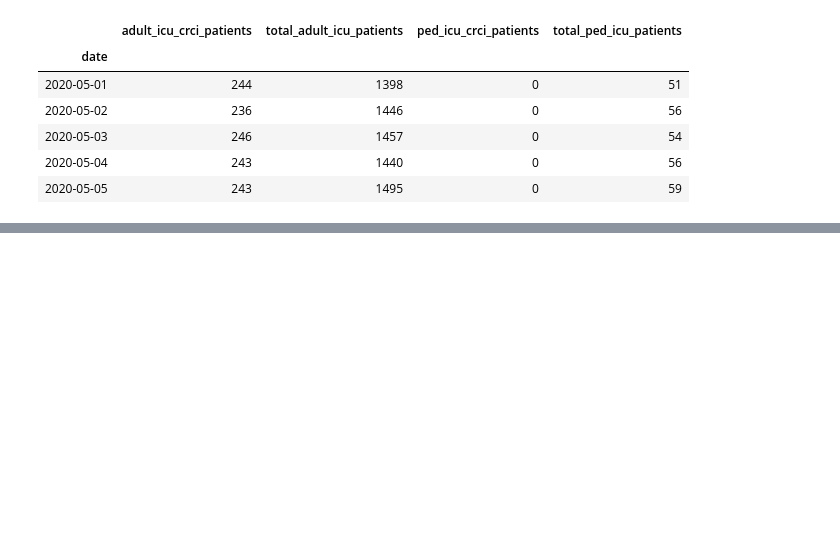
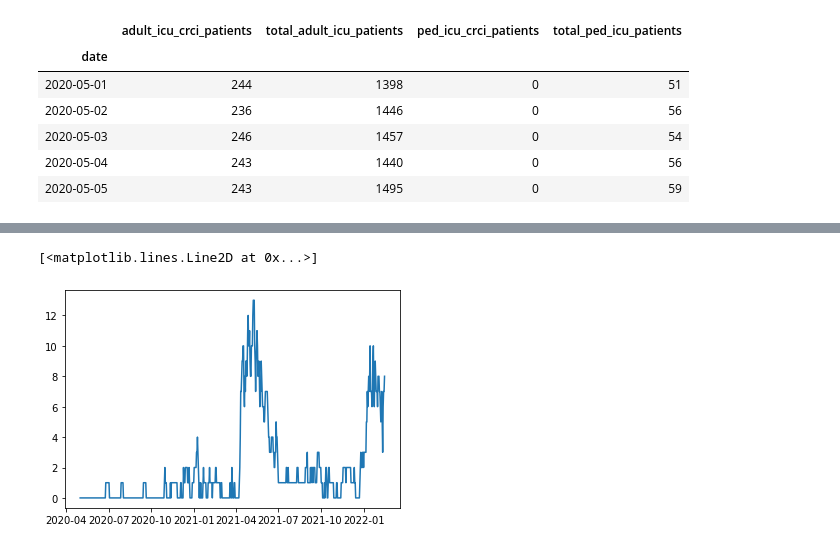
Before and after one commit to Jneny/Hospitalcapacity, a Jupyter notebook: 820_Hospitalcapacity.ipynb, the cells around one changed output, grey strips where cells are left out. Cells and saved outputs as stored; diff of their text form; code cells hidden in the pictures; blank space fills up the shorter version.

```diff
--- a/820_Hospitalcapacity.ipynb
+++ b/820_Hospitalcapacity.ipynb
@@ -123 +157,6 @@ pd.Series.head(data.iloc[: , [0, 3, 5, 8]])
+# %%
+plt.plot(critpatientdf["ped_icu_crci_patients"])
+# %% [output]
+[<matplotlib.lines.Line2D at 0x...>]
+[figure, added]
 # %%
```
Also changed, not shown: parts of 9 cells of this notebook.
